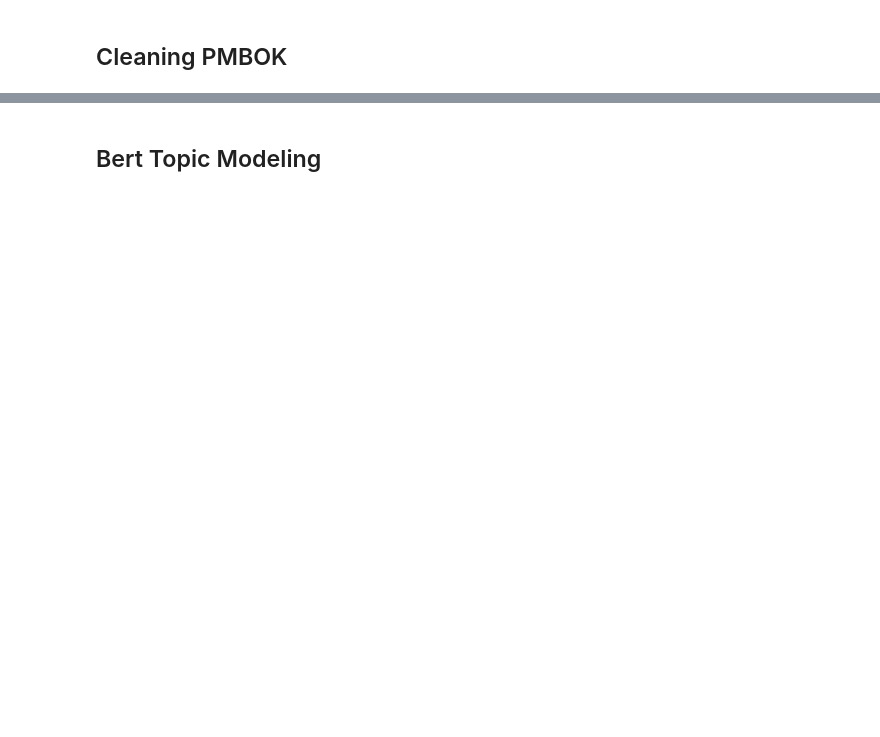
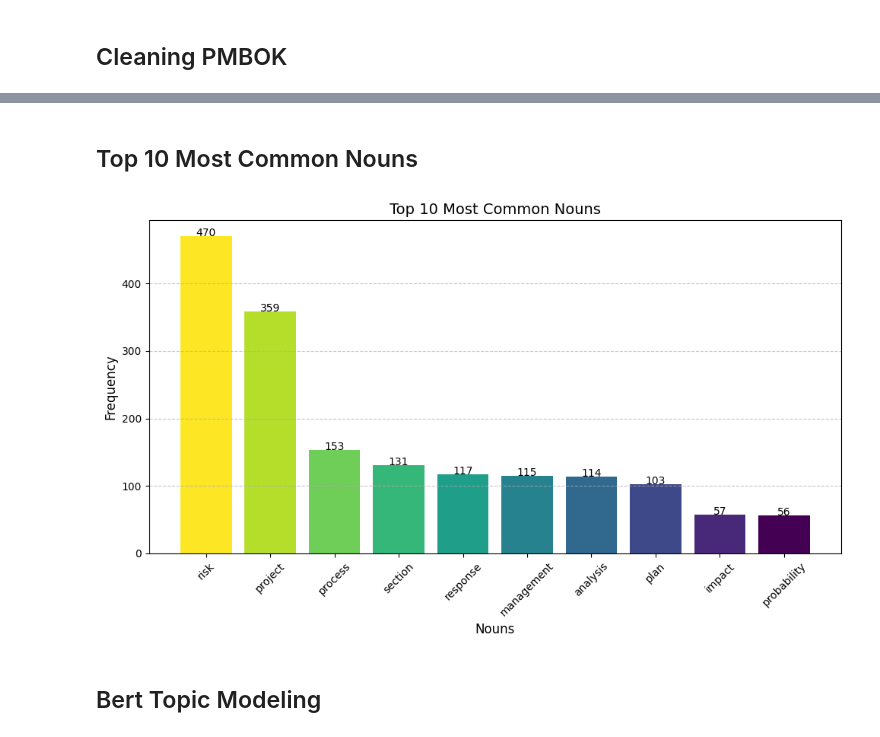
Before and after one commit to oussamaJMAA/PRM-Conceptual-Graphs-Recommendations, a Jupyter notebook: src/Data Preparation.ipynb, the cells around one changed output, grey strips where cells are left out. Saved outputs shown, nothing was run; the diff lists cells and outputs as text; code cells hidden in the pictures; blank space fills up the shorter version.

```diff
--- a/src/Data Preparation.ipynb
+++ b/src/Data Preparation.ipynb
@@ -561,3 +432,26 @@ plt.show()
+# %% [markdown]
+## Top 10 Most Common Nouns
+# %%
+flat_words_tags = [(word, tag) for tags in pos_tagged_pmbok for word, tag in tags]
+nouns = [word for word, tag in flat_words_tags if tag in ['NN', 'NNS']]
+noun_counts = Counter(nouns)
+most_common_nouns = noun_counts.most_common(10)
+nouns, counts = zip(*most_common_nouns)
+
+fig, ax = plt.subplots(figsize=(10, 6))
+colors = plt.cm.viridis_r(np.linspace(0, 1, len(nouns)))
+bars = ax.bar(nouns, counts, color=colors)
+plt.xlabel('Nouns', fontsize=12)
+plt.ylabel('Frequency', fontsize=12)
+plt.title('Top 10 Most Common Nouns', fontsize=14)
+plt.xticks(rotation=45, fontsize=10)
+ax.grid(axis='y', linestyle='--', alpha=0.7)
+for bar, count in zip(bars, counts):
+    ax.text(bar.get_x() + bar.get_width() / 2, bar.get_height() + 0.05, str(count), ha='center', fontsize=10)
+plt.tight_layout()
+plt.show()
+# %% [output]
+[figure, added]
 # %% [markdown]
 ## Bert Topic Modeling
 # %%
```
Also changed, not shown: parts of 39 cells of this notebook.
